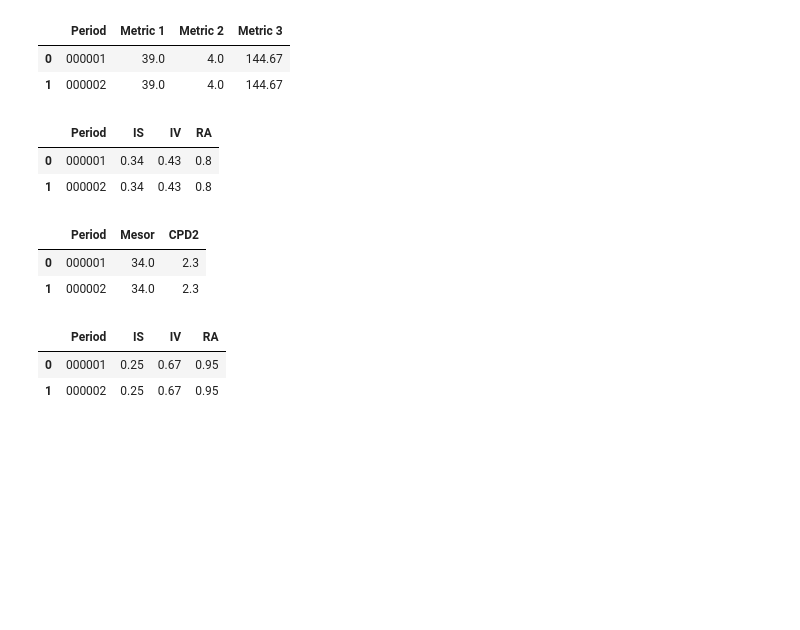
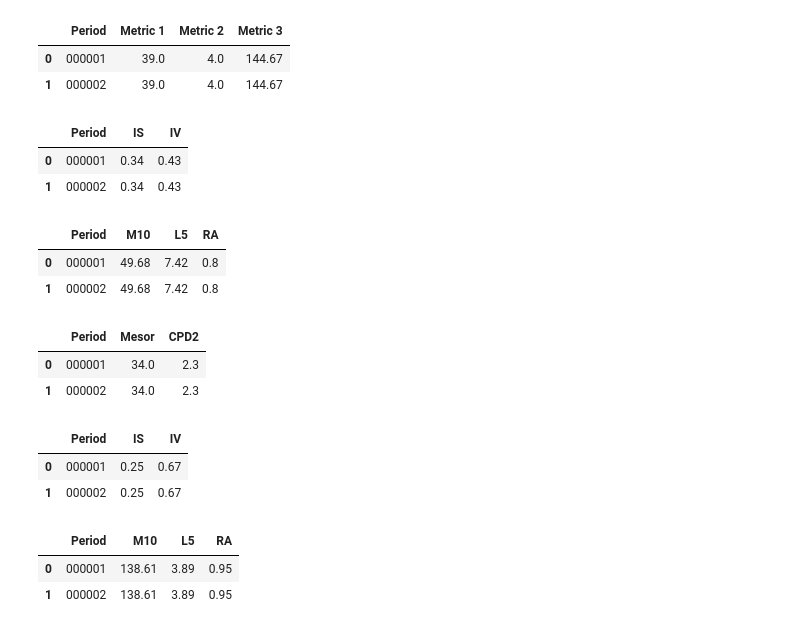
Before and after one commit to arahjou/APP_CIRCADIAN_MEDICINE, a Jupyter notebook: database_analysis.ipynb, the cells around one changed output. Drawn from its saved outputs; the diff is of its cells as text; code cells hidden in the pictures; blank space fills up the shorter version.

Commit message:
tables for database analysis

```diff
--- a/database_analysis.ipynb
+++ b/database_analysis.ipynb
@@ -2492,20 +2492,37 @@ table_2.head()
 # %%
 # Table three
 table_3 = df_combined[['id',
        'activity_analysis.activity_is_iv.IS_2day_mean',
-       'activity_analysis.activity_is_iv.IV_2day_mean',
-       'activity_analysis.activity_l5_m10_ra.RA_mean']].copy()
+       'activity_analysis.activity_is_iv.IV_2day_mean']].copy()
 table_3.rename(columns={
     'id': 'Period',
     'activity_analysis.activity_is_iv.IS_2day_mean': 'IS',
-    'activity_analysis.activity_is_iv.IV_2day_mean': 'IV',
-    'activity_analysis.activity_l5_m10_ra.RA_mean': 'RA'
+    'activity_analysis.activity_is_iv.IV_2day_mean': 'IV'
 }, inplace=True)
 # round to 2 decimal places
-table_3 = table_3.round({'IS': 2, 'IV': 2, 'RA': 2})
+table_3 = table_3.round({'IS': 2, 'IV': 2})
 table_3.head()
 # %% [output]
-|  | Period | IS | IV | RA |
-| 0 | 000001 | 0.34 | 0.43 | 0.8 |
-| 1 | 000002 | 0.34 | 0.43 | 0.8 |
+|  | Period | IS | IV |
+| 0 | 000001 | 0.34 | 0.43 |
+| 1 | 000002 | 0.34 | 0.43 |
+# %%
+# Table four
+table_4 = df_combined[['id',
+        'activity_analysis.activity_l5_m10_ra.M10_mean_mean',
+       'activity_analysis.activity_l5_m10_ra.L5_mean_mean',
+       'activity_analysis.activity_l5_m10_ra.RA_mean']].copy()
+table_4.rename(columns={
+    'id': 'Period',
+    'activity_analysis.activity_l5_m10_ra.M10_mean_mean': 'M10',
+    'activity_analysis.activity_l5_m10_ra.L5_mean_mean': 'L5',
+    'activity_analysis.activity_l5_m10_ra.RA_mean': 'RA'
+}, inplace=True)
+# round to 2 decimal places
+table_4 = table_4.round({'M10': 2, 'L5': 2, 'RA': 2})
+table_4.head()
+# %% [output]
+|  | Period | M10 | L5 | RA |
+| 0 | 000001 | 49.68 | 7.42 | 0.8 |
+| 1 | 000002 | 49.68 | 7.42 | 0.8 |
 # %%
@@ -2526,21 +2543,37 @@ table_4.head()
 | 0 | 000001 | 34.0 | 2.3 |
 | 1 | 000002 | 34.0 | 2.3 |
 # %%
-table_5 = df_combined[['id',
+table_6 = df_combined[['id',
        'light_analysis.light_is_iv.IS_2day_mean',
-       'light_analysis.light_is_iv.IV_2day_mean',
-       'light_analysis.light_l5_m10_ra.RA_mean']].copy()
-table_5.rename(columns={
+       'light_analysis.light_is_iv.IV_2day_mean']].copy()
+table_6.rename(columns={
     'id': 'Period',
     'light_analysis.light_is_iv.IS_2day_mean': 'IS',
-    'light_analysis.light_is_iv.IV_2day_mean': 'IV',
-    'light_analysis.light_l5_m10_ra.RA_mean': 'RA'
+    'light_analysis.light_is_iv.IV_2day_mean': 'IV'
 }, inplace=True)
 # round to 2 decimal places
-table_5 = table_5.round({'IS': 2, 'IV': 2, 'RA': 2})
-table_5.head()
+table_6 = table_6.round({'IS': 2, 'IV': 2, 'M10': 2, 'L5': 2, 'RA': 2})
+table_6.head()
 # %% [output]
-|  | Period | IS | IV | RA |
-| 0 | 000001 | 0.25 | 0.67 | 0.95 |
-| 1 | 000002 | 0.25 | 0.67 | 0.95 |
+|  | Period | IS | IV |
+| 0 | 000001 | 0.25 | 0.67 |
+| 1 | 000002 | 0.25 | 0.67 |
+# %%
+table_7 = df_combined[['id',
+       'light_analysis.light_l5_m10_ra.M10_mean_mean',
+         'light_analysis.light_l5_m10_ra.L5_mean_mean',
+       'light_analysis.light_l5_m10_ra.RA_mean']].copy()
+table_7.rename(columns={
+    'id': 'Period',
+    'light_analysis.light_l5_m10_ra.M10_mean_mean': 'M10',
+    'light_analysis.light_l5_m10_ra.L5_mean_mean': 'L5',
+    'light_analysis.light_l5_m10_ra.RA_mean': 'RA'
+}, inplace=True)
+# round to 2 decimal places
+table_7 = table_7.round({'IS': 2, 'IV': 2, 'M10': 2, 'L5': 2, 'RA': 2})
+table_7.head()
+# %% [output]
+|  | Period | M10 | L5 | RA |
+| 0 | 000001 | 138.61 | 3.89 | 0.95 |
+| 1 | 000002 | 138.61 | 3.89 | 0.95 |
 # %%
```
Also changed, not shown: parts of 2 cells of this notebook.
